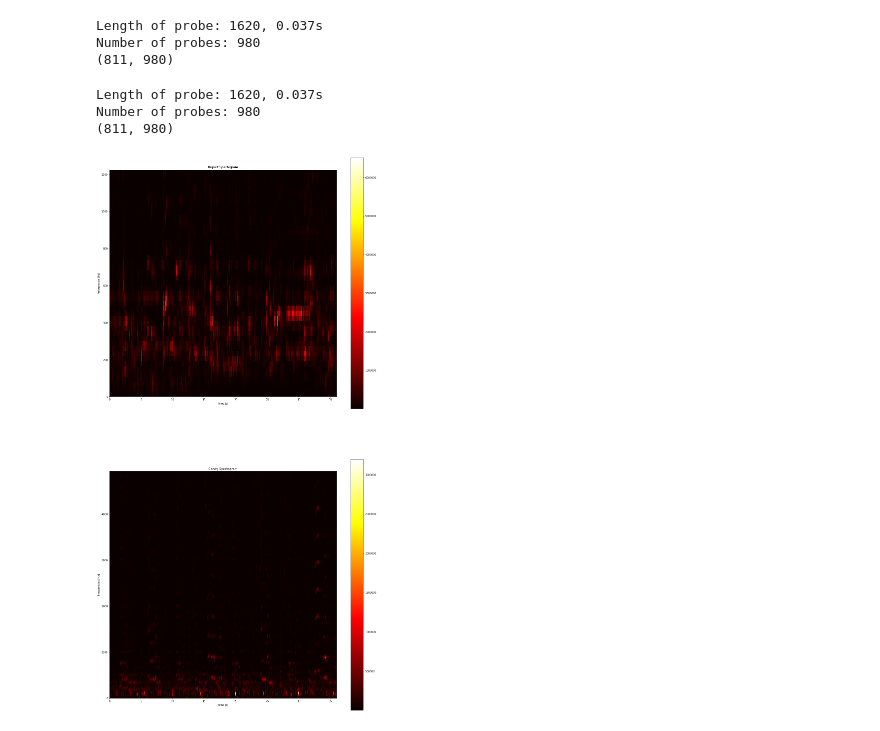
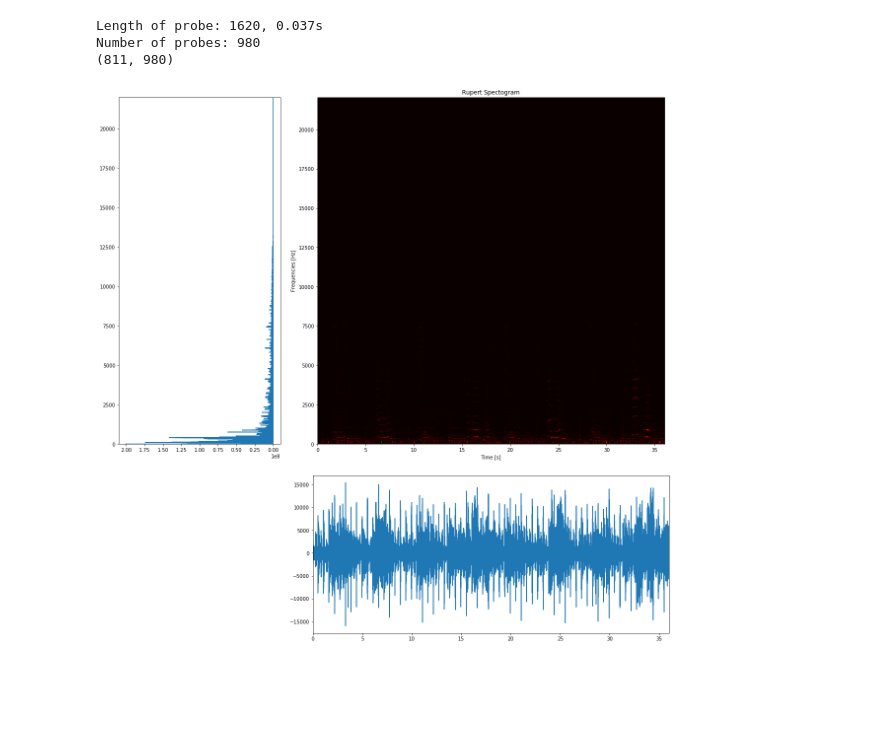
Before and after one commit to PPierzc/Analiza-Sygna-w, a Jupyter notebook: proj1/proj1.ipynb, the cells around one changed output. Saved outputs shown, nothing was run; the diff lists cells and outputs as text; code cells hidden in the pictures; blank space fills up the shorter version.

Commit message:
displays 3 graphs

```diff
--- a/proj1/proj1.ipynb
+++ b/proj1/proj1.ipynb
@@ -73,31 +91,46 @@ class Signal:
         if show:
             plt.show()
 # %%
-plt.figure(figsize=((20,40)))
+plt.figure(figsize=((20,20)))
 
-plt.subplot(2,1,1)
-rupert = Signal('./data/rupert.wav')
+gs = gridspec.GridSpec(2, 2, width_ratios=[1, 3])
+gs.update(left=0.05, right=0.95, bottom=0.1, wspace=0.5)
+
+rupert = Signal('./data/candy.wav')
+
+# plt.subplot(gs[0])
+plt.subplot2grid((3, 3), (0, 0), rowspan=2)
+rupert.plot_fft(show = False, invert=True)
+
+# plt.subplot(gs[1])
+plt.subplot2grid((3, 3), (0, 1), colspan=2, rowspan=2)
 rupert.set_window(lambda n: scipy.signal.blackman(n))
 plt.title('Rupert Spectogram')
 plt.ylabel('Frequencies [Hz]')
 plt.xlabel('Time [s]')
-rupert.plot_spectogram(show=False, N_wsp=30, ratio=0.03)
+rupert.plot_spectogram(show=False, N_wsp=30)
 
-
-plt.subplot(2,1,2)
-candy = Signal('./data/candy.wav')
-candy.set_window(lambda n: scipy.signal.blackman(n))
-plt.title('Candy Spectogram')
-plt.ylabel('Frequencies [Hz]')
-plt.xlabel('Time [s]')
-candy.plot_spectogram(show=False, N_wsp=30, ratio=0.03)
+# plt.subplot(gs[3])
+plt.subplot2grid((3, 3), (2, 1), colspan=2)
+rupert.plot_signal(show = False)
 
 plt.show()
+
+# plt.figure(figsize=((20,40)))
+
+# gs = gridspec.GridSpec(2, 2, width_ratios=[1, 3])
+
+# plt.subplot(gs[1])
+# candy = Signal('./data/candy.wav')
+# candy.set_window(lambda n: scipy.signal.blackman(n))
+# plt.title('Candy Spectogram')
+# plt.ylabel('Frequencies [Hz]')
+# plt.xlabel('Time [s]')
+# candy.plot_spectogram(show=False, N_wsp=30, ratio=0.03)
+
+# plt.show()
 # %% [output]
 Length of probe: 1620, 0.037s
 Number of probes: 980
 (811, 980)
-Length of probe: 1620, 0.037s
-Number of probes: 980
-(811, 980)
-[figure, old version]
+[figure, new version]
```
Also changed, not shown: parts of 3 cells of this notebook.
